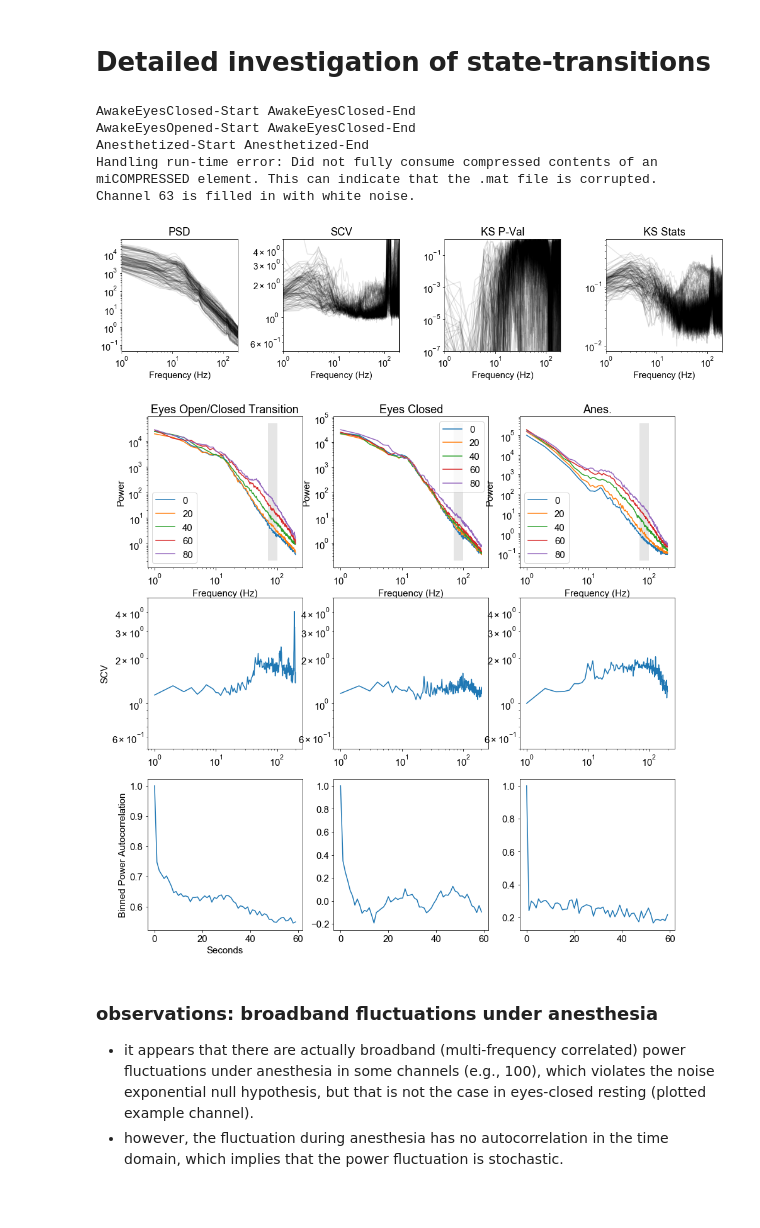
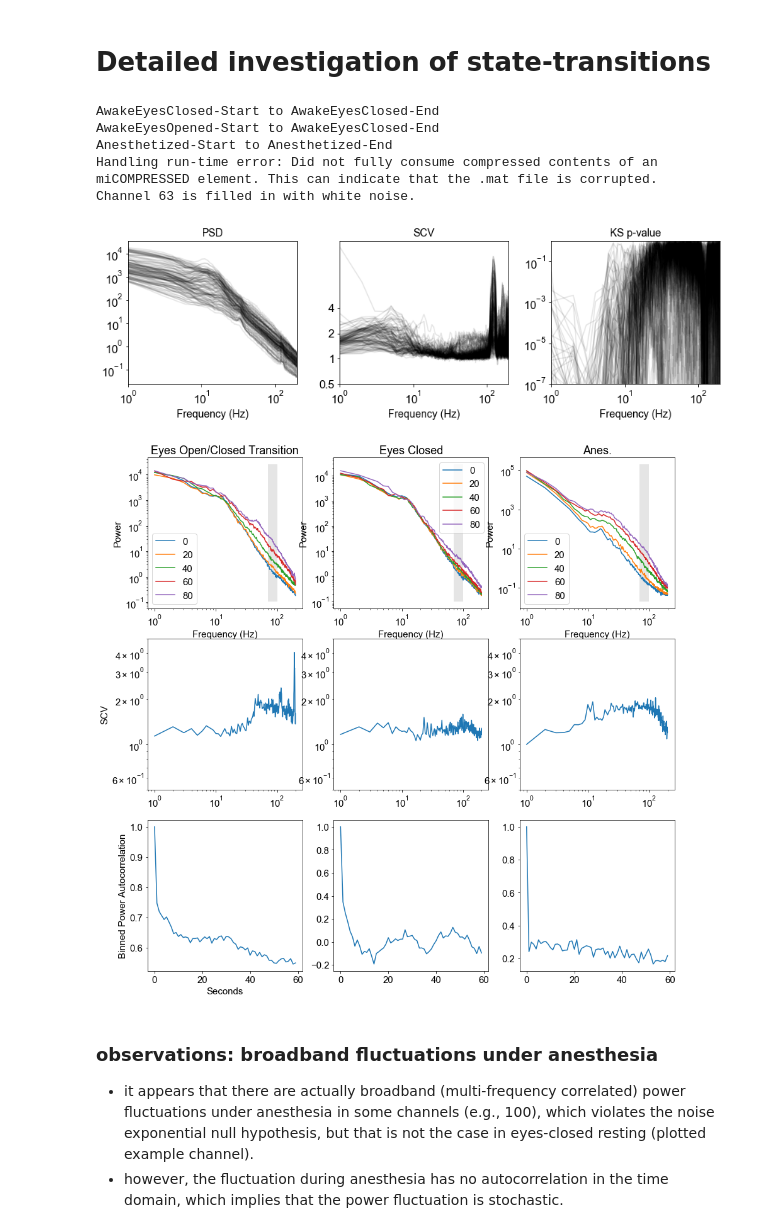
Before and after one commit to voytekresearch/SpectralCA, a Jupyter notebook: notebooks_visualization/sca_NT_anes.ipynb, the cells around one changed output. Drawn from its saved outputs; the diff is of its cells as text; code cells hidden in the pictures; blank space fills up the shorter version.

Commit message:
updated filt param in utils, and sca_NT_anes to use complex spg

```diff
--- a/notebooks_visualization/sca_NT_anes.ipynb
+++ b/notebooks_visualization/sca_NT_anes.ipynb
@@ -41,10 +44,10 @@ fooof_files = sorted([f for f in os.listdir(saveout_path) if 'fooof' in f])
 # %%
 lfpca_all = []
 for f in range(len(lfpca_files)):
-    nt_lfpca = lfpca.lfpca_load_spec(saveout_path+lfpca_files[f])
+    nt_lfpca = sca.sca_load_spec(saveout_path+lfpca_files[f])
     lfpca_all.append(nt_lfpca)
-    plt.figure(figsize=(15,4))
+    plt.figure(figsize=(12,4))
     nt_lfpca.plot_spectral(plot_mean=False)
-    plt.subplot(1,4,1)
+    plt.subplot(1,3,1)
     plt.ylabel(lfpca_files[f][10:-4], fontsize=20)
 # %% [output]
@@ -105,7 +107,7 @@ session_inds = (1,0,3)
 indices = asc.get_cond(data_path, session_inds[0], session_inds[1], session_inds[2])
 indices = [int(np.diff(indices)/4)+indices[0], indices[1]-int(np.diff(indices)/4)]
 data = asc.get_ECoG(data_path, session_inds[0], chan, indices)
-tr_lfpca = lfpca.LFPCA(lfpca_all[0].return_params())
+tr_lfpca = sca.SCA(lfpca_all[0].return_params())
 tr_lfpca.populate_ts_data(data,fs=1000)
 tr_lfpca.compute_all_spectral()
 tr_lfpca.compute_KS_expfit() # compute fit, will take some time
@@ -118,17 +120,17 @@ an_lfpca = lfpca_all[2]
 an_lfpca.populate_ts_data(data,fs=1000)
 an_lfpca.compute_all_spectral()
 # %% [output]
-AwakeEyesClosed-Start AwakeEyesClosed-End
-AwakeEyesOpened-Start AwakeEyesClosed-End
-Anesthetized-Start Anesthetized-End
+AwakeEyesClosed-Start to AwakeEyesClosed-End
+AwakeEyesOpened-Start to AwakeEyesClosed-End
+Anesthetized-Start to Anesthetized-End
 Handling run-time error: Did not fully consume compressed contents of an miCOMPRESSED element. This can indicate that the .mat file is corrupted.
 Channel 63 is filled in with white noise.
 # %%
 # exponential fits for eyes open/closed transition
-plt.figure(figsize=(15,4))
+plt.figure(figsize=(12,4))
 tr_lfpca.plot_spectral(plot_mean=False)
 # %% [output]
-[figure, old version]
+[figure, new version]
 # %%
 lfpca_viz = [tr_lfpca, ec_lfpca, an_lfpca]
 labels = ['Eyes Open/Closed Transition', 'Eyes Closed', 'Anes.']
@@ -140,7 +142,7 @@ plt.figure(figsize=(15,15))
 
 for i,lf in enumerate(lfpca_viz):
     plt.subplot(3,3,i+1)
-    pwr_dgt, _ = utils.percentile_spectrogram(lf.spg[plot_chan,:,:], lf.f_axis, rank_freqs, pct);
+    pwr_dgt, _ = utils.percentile_spectrogram(np.abs(lf.spg[plot_chan,:,:])**2, lf.f_axis, rank_freqs, pct);
     plt.title(labels[i])
     plt.subplot(3,3,i+4)
     plt.loglog(lf.f_axis, lf.scv[plot_chan,:])
@@ -154,7 +156,7 @@ plt.subplot(3,3,7)
 plt.xlabel('Seconds')
 plt.ylabel('Binned Power Autocorrelation');
 # %% [output]
-[figure, old version]
+[figure, new version]
 # %% [markdown]
 ### observations: broadband fluctuations under anesthesia
 - it appears that there are actually broadband (multi-frequency correlated) power fluctuations under anesthesia in some channels (e.g., 100), which violates the noise exponential null hypothesis, but that is not the case in eyes-closed resting (plotted example channel).
```
Also changed, not shown: parts of 5 cells of this notebook, 1 other file.
